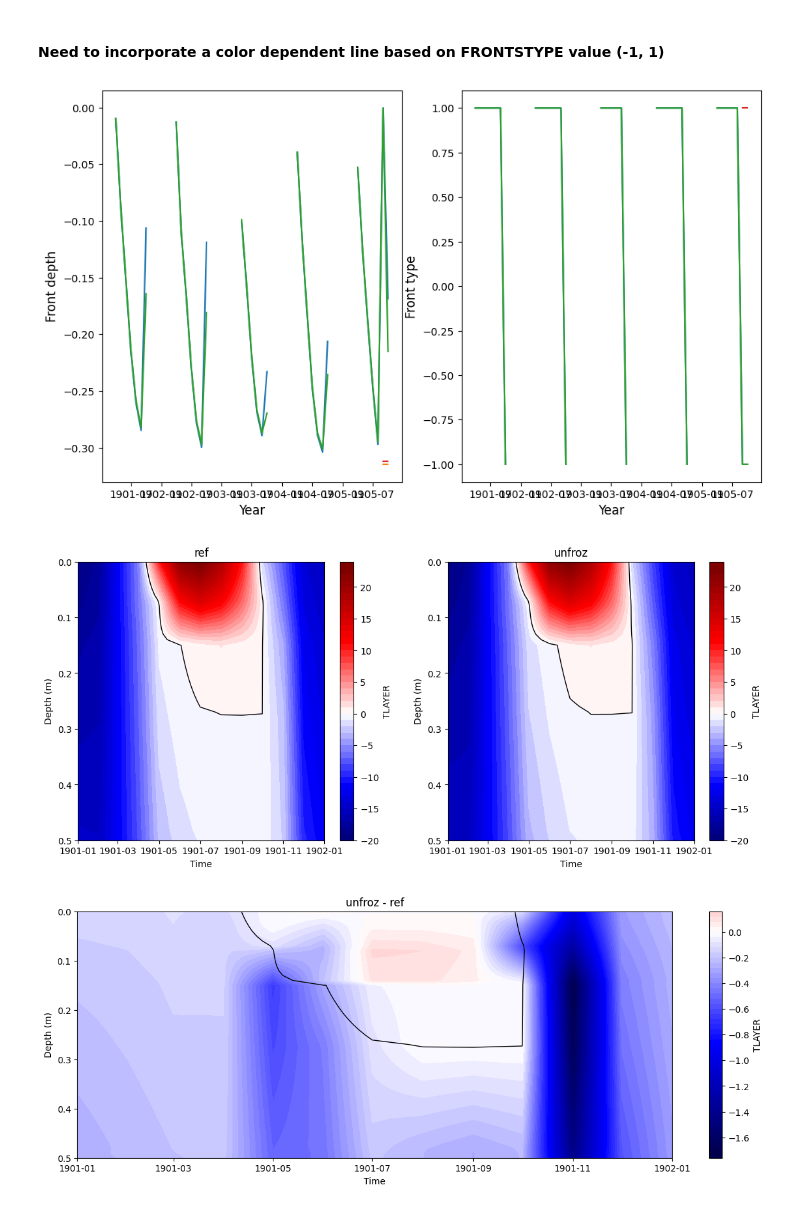
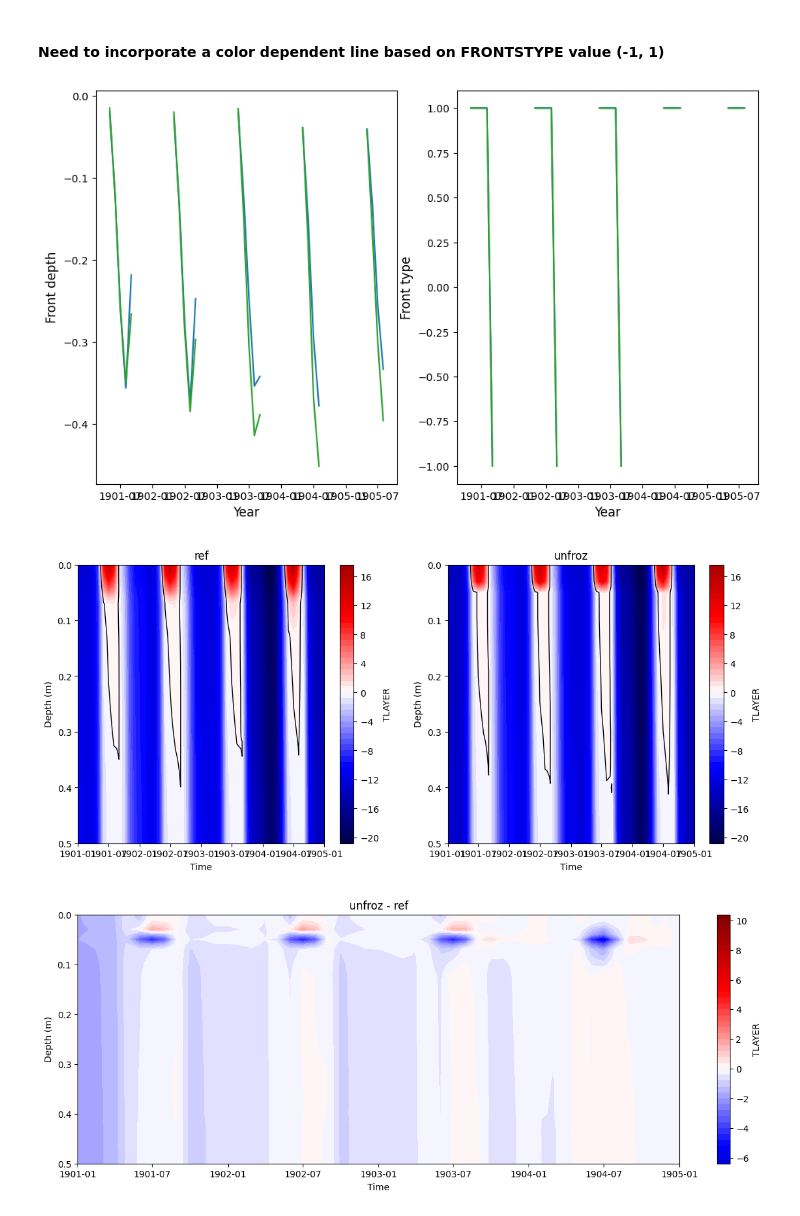
Before and after one commit to uaf-arctic-eco-modeling/dvm-dos-tem, a Jupyter notebook: latent_heat_curves/Comparing_Code_Changes.ipynb, the cells around one changed output. Cells and saved outputs as stored; diff of their text form; code cells hidden in the pictures.

```diff
--- a/latent_heat_curves/Comparing_Code_Changes.ipynb
+++ b/latent_heat_curves/Comparing_Code_Changes.ipynb
@@ -169,10 +169,10 @@ from output import load_trsc_dataframe
 
 # Setting directory structure
 
-base_dir = "/data/workflows/latent_heat/"
+base_dir = "/data/workflows/latent_heat/apparent_heat_cap_ics/"
 f_dir = [
-    "reference",
-    "unfroz"
+    "ref",
+    "lhc_happ"
     # "env"
     ]
 f_name = [
@@ -184,7 +184,7 @@ f_name = [
 
 units = {}; monthly = {} ; yearly = {}
 
-py = 0; px = 9
+py = 0; px = 0
 
 yearly_vars = ["ALD"]
 monthly_vars = ['WATERTAB', 'SNOWTHICK']
@@ -473,37 +489,37 @@ plt.subplots_adjust(left=None, bottom=None, right=1.5, top=1.2, wspace=None, hsp
 
 plt.show()
 # %% [output]
-[figure, old version]
+[figure, new version]
 # %%
-i = 0; var = "TLAYER"; start='1901'; end='1902'; N=50; D1=0;D2=0.5; Z=[0]; Y=False;
+i = 0; var = "TLAYER"; start='1901'; end='1905'; N=50; D1=0;D2=0.5; Z=[0]; Y=False;
 
 fig = plt.figure()
 ax = fig.add_subplot(121)
 
 ref_interp_T = soil_contourbydepth(df = layer_data[var][i], df_depth = layer_data["LAYERDEPTH"][i], df_dz = layer_data["LAYERDZ"][i],
                                  start_time=start, end_time=end, depth_start=D1, depth_end=D2, n=N, zero=Z, ylim=Y,col_bar_label=var)
 
 plt.title(f'{f_name[i]}')
 ax = fig.add_subplot(122)
 
 j = 1
 unf_interp_T = soil_contourbydepth(df = layer_data[var][j], df_depth = layer_data["LAYERDEPTH"][j], df_dz = layer_data["LAYERDZ"][j],
                                  start_time=start, end_time=end, depth_start=D1, depth_end=D2, n=N, zero=Z, ylim=Y,col_bar_label=var)
 plt.title(f'{f_name[j]}')
 plt.subplots_adjust(left=None, bottom=None, right=1.75, top=1, wspace=None, hspace=None)
 plt.show()
 
 fig, ax = plt.subplots(1,1,figsize=(15, 5))
 unfroz_interp = soil_contourbydepth_diff(df = layer_data[var][i], df_depth = layer_data["LAYERDEPTH"][i], df_dz = layer_data["LAYERDZ"][i],
                                          df_diff = layer_data[var][j], df_depth_diff = layer_data["LAYERDEPTH"][j], df_dz_diff = layer_data["LAYERDZ"][j],
-                                         start_time=start, end_time=end, depth_start=D1, depth_end=D2, n=N, zero=Z, ylim=Y,col_bar_label=var)
+                                         start_time=start, end_time=end, depth_start=D1, depth_end=D2, n=N, zero=False, ylim=Y,col_bar_label=var)
 
 plt.title(f'{f_name[j]} - {f_name[i]}')
 
 plt.show()
 # %% [output]
-[figure, old version]
+[figure, new version]
-[figure, old version]
+[figure, new version]
 # %%
 i = 0; var = "TCLAYER"; start='1902'; end='1903'; N=50; D1=0;D2=0.5; Z=False; Y=False;
 
```
Also changed, not shown: parts of 12 cells of this notebook.
